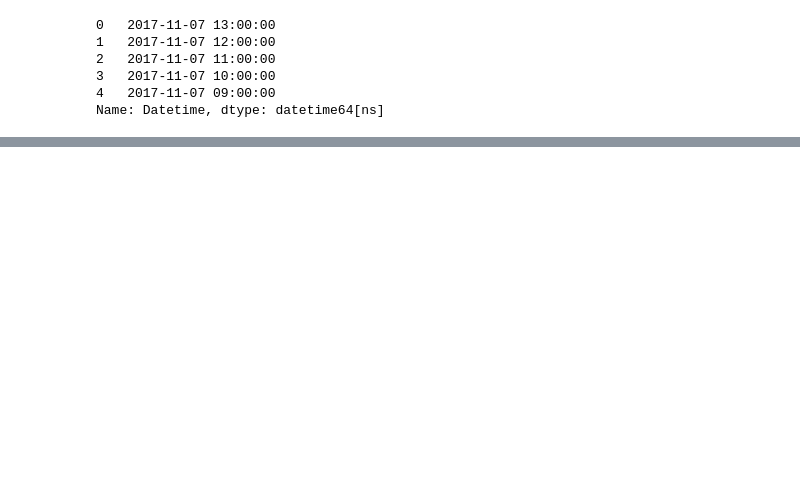
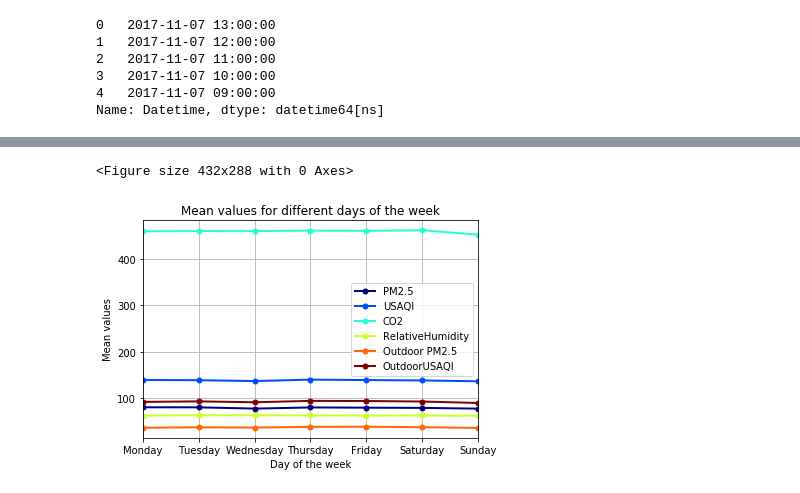
Before and after one commit to Rayyan98/airQualityDeepLearning, a Jupyter notebook: code/exploringData.ipynb, the cells around one changed output, grey strips where cells are left out. Saved outputs shown, nothing was run; the diff lists cells and outputs as text; code cells hidden in the pictures; blank space fills up the shorter version.

```diff
--- a/code/exploringData.ipynb
+++ b/code/exploringData.ipynb
@@ -391,0 +463,11 @@ weekdayCount.plot(kind='bar')
+# %%
+#Mean values against weekdays
+from matplotlib import pyplot as plt
+plt.figure()
+ax = weekdayMeans.plot(lw=2,colormap='jet',marker='.',markersize=10,title='Mean values for different days of the week')
+ax.set(xlabel='Day of the week', ylabel='Mean values')
+plt.grid()
+plt.show()
+# %% [output]
+<Figure size 432x288 with 0 Axes>
+[figure, added]
```
Also changed, not shown: parts of 7 cells of this notebook.
